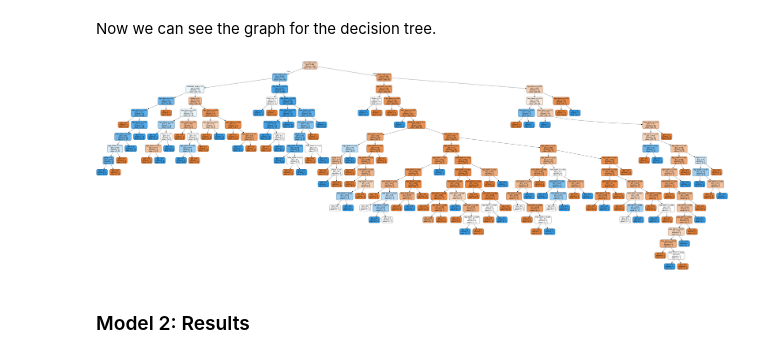
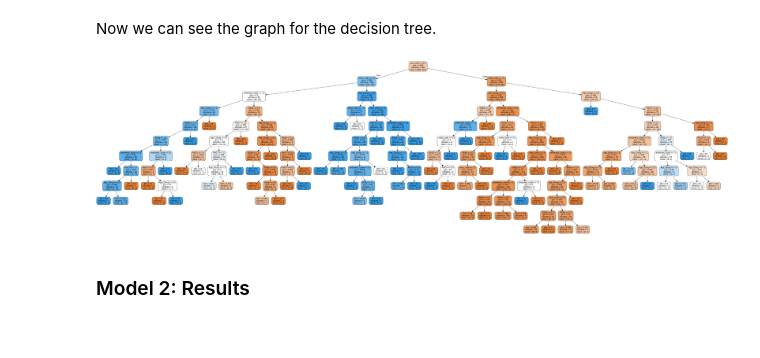
Before and after one commit to joser834/Data-Science, a Jupyter notebook: MS_DataScience/Titanic_Prediction/Titanic_Prediction_Ensemble_Learning.ipynb, the cells around one changed output. Saved outputs shown, nothing was run; the diff lists cells and outputs as text; code cells hidden in the pictures.

```diff
--- a/MS_DataScience/Titanic_Prediction/Titanic_Prediction_Ensemble_Learning.ipynb
+++ b/MS_DataScience/Titanic_Prediction/Titanic_Prediction_Ensemble_Learning.ipynb
@@ -232,7 +258,7 @@ X_train, X_test, y_train, y_test = train_test_split(
 X_train, X_val, y_train, y_val = train_test_split(
     X_train,
     y_train,
-    test_size=0.3,
+    test_size=0.2,
     random_state=17
 )
 # %%
@@ -437,6 +483,14 @@ from sklearn.externals import joblib
 Now, we're defining the model with a Decision Tree Classifier from **sklearn**. Then we're going to pass the ***fit*** function in order for the model to be trained.
 # %%
 def dtree_train(X_train, y_train, X_test, y_test, exp_name):
+
+    global log
+
+    if exp_name in log['Name'].unique():
+        print('The experiment name is already in use. Please change to a name that is not in the following list: '
+              + str(log['Name'].unique()))
+        return(0,0)
+
     dtree = DecisionTreeClassifier()
     dtree.fit(X_train, y_train)
     #We need to predict if the passenger survived, so we pass the function predict to the Test set.
@@ -454,7 +508,8 @@ def dtree_train(X_train, y_train, X_test, y_test, exp_name):
             'f1-score': f1_score(y_test, dtree_pred)
         }
     }
-    global log
     log = log.append(log_info, ignore_index=True)
+
     joblib.dump(dtree, log_info['Configuration']+'.pkl')
+
     return(dtree, dtree_pred, dtree_accuracy, log_info)
@@ -463,26 +516,34 @@ dtree = dtree_train(X_train, y_train, X_val, y_val, 'dtree_experiment_1')
+# %%
+dtree = dtree_train(
+    X_train.drop(['Age_Norm', 'Fare_Norm', 'Fare_Group'], axis = 1),
+    y_train,
+    X_val.drop(['Age_Norm', 'Fare_Norm', 'Fare_Group'], axis = 1),
+    y_val,
+    exp_name = 'dtree_experiment_6'
+)
 # %% [markdown]
 Now we can see the graph for the decision tree.
 # %%
 from IPython.display import Image
 from sklearn.externals.six import StringIO
 from sklearn.tree import export_graphviz
 import pydot
 
-features = list(X_train.columns[0:])
+features = list(X_train.drop(['Age_Norm', 'Fare_Norm', 'Fare_Group'], axis = 1).columns[0:])
 
 dot_data = StringIO()
 export_graphviz(
     dtree[0],
     out_file = dot_data,
     feature_names = features,
     filled = True,
     rounded = True
 )
 
 graph = pydot.graph_from_dot_data(dot_data.getvalue())
 Image(graph[0].create_png())
 # %% [output]
-[figure, old version]
+[figure, new version]
 # %% [markdown]
 ### Model 2: Results
 # %%
```
Also changed, not shown: parts of 32 cells of this notebook, 10 other files.
